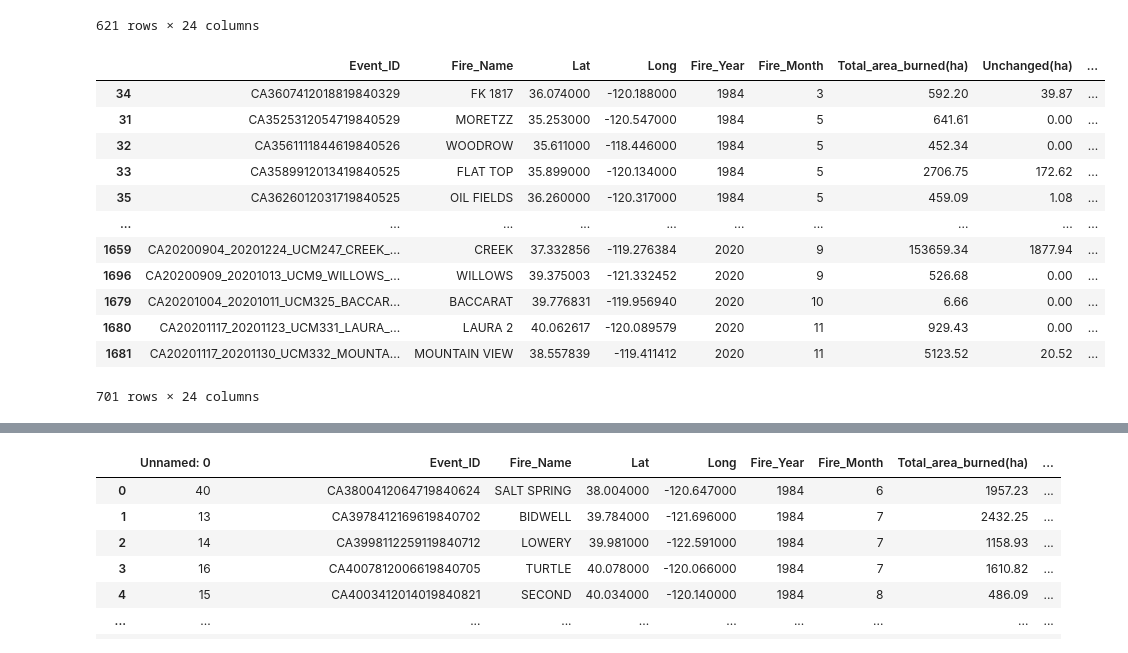
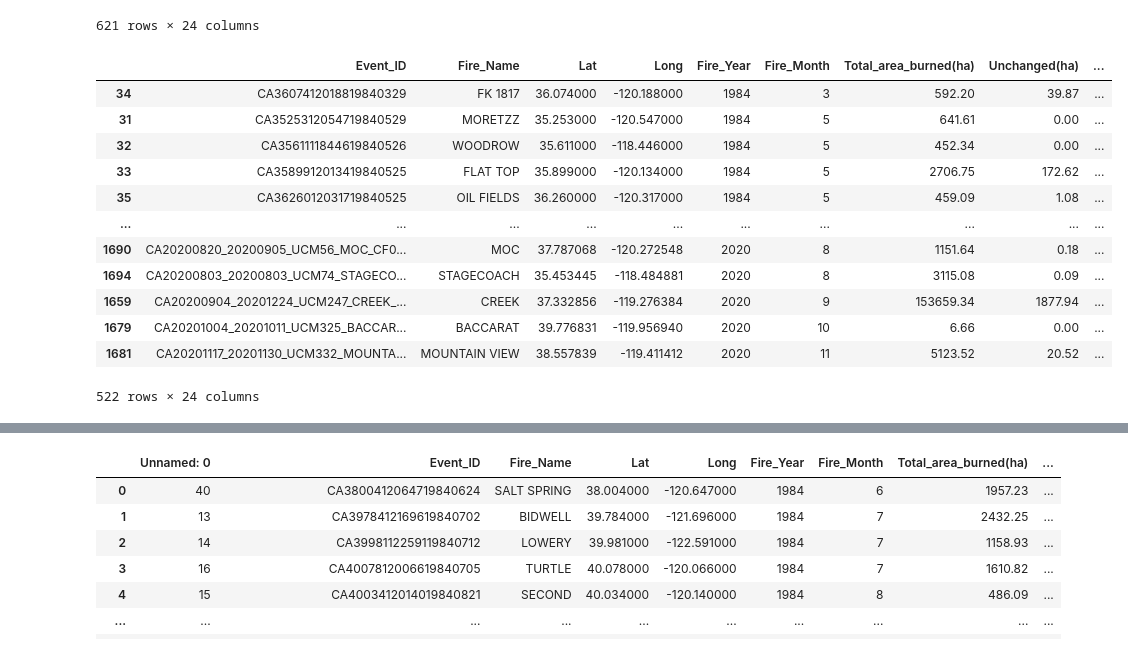
Before and after one commit to armonaDC/Winternship-2023, a Jupyter notebook: Final.ipynb, the cells around one changed output, grey strips where cells are left out. Drawn from its saved outputs; the diff is of its cells as text; code cells hidden in the pictures.

```diff
--- a/Final.ipynb
+++ b/Final.ipynb
@@ -14,6 +14,8 @@ data.sort_values(by=["Fire_Year","Fire_Month"], inplace=True)
 newdata = data[(data["Lat"] < 42.000) & (data["Lat"] > 37.827) & (data["Long"] > -124.000) & (data["Long"] < -119.997)]
 #Region 1: filter all the index satisfied the condition of long and lat
 newdata.to_csv('./region_1.csv')
+data.drop(index=newdata.index, inplace=True)
+
 newdata
 
 # data.set_index(["Lat","Long"], inplace=True)
@@ -37,22 +39,23 @@ newdata
 # %%
 #Region 2
 newdata = data[(data["Lat"] < 40.192) & (data["Lat"] > 35.127) & (data["Long"] > -122.192) & (data["Long"] < -118.047)]
 newdata.to_csv('./region_2.csv')
+data.drop(index=newdata.index, inplace=True)
 newdata
 # %% [output]
 |  | Event_ID | Fire_Name | Lat | Long | Fire_Year | Fire_Month | Total_area_burned(ha) | Unchanged(ha) | ... |
 | 34 | CA3607412018819840329 | FK 1817 | 36.074000 | -120.188000 | 1984 | 3 | 592.20 | 39.87 | ... |
 | 31 | CA3525312054719840529 | MORETZZ | 35.253000 | -120.547000 | 1984 | 5 | 641.61 | 0.00 | ... |
 | 32 | CA3561111844619840526 | WOODROW | 35.611000 | -118.446000 | 1984 | 5 | 452.34 | 0.00 | ... |
 | 33 | CA3589912013419840525 | FLAT TOP | 35.899000 | -120.134000 | 1984 | 5 | 2706.75 | 172.62 | ... |
 | 35 | CA3626012031719840525 | OIL FIELDS | 36.260000 | -120.317000 | 1984 | 5 | 459.09 | 1.08 | ... |
 | ... | ... | ... | ... | ... | ... | ... | ... | ... | ... |
+| 1690 | CA20200820_20200905_UCM56_MOC_CF0... | MOC | 37.787068 | -120.272548 | 2020 | 8 | 1151.64 | 0.18 | ... |
+| 1694 | CA20200803_20200803_UCM74_STAGECO... | STAGECOACH | 35.453445 | -118.484881 | 2020 | 8 | 3115.08 | 0.09 | ... |
 | 1659 | CA20200904_20201224_UCM247_CREEK_... | CREEK | 37.332856 | -119.276384 | 2020 | 9 | 153659.34 | 1877.94 | ... |
-| 1696 | CA20200909_20201013_UCM9_WILLOWS_... | WILLOWS | 39.375003 | -121.332452 | 2020 | 9 | 526.68 | 0.00 | ... |
 | 1679 | CA20201004_20201011_UCM325_BACCAR... | BACCARAT | 39.776831 | -119.956940 | 2020 | 10 | 6.66 | 0.00 | ... |
-| 1680 | CA20201117_20201123_UCM331_LAURA_... | LAURA 2 | 40.062617 | -120.089579 | 2020 | 11 | 929.43 | 0.00 | ... |
 | 1681 | CA20201117_20201130_UCM332_MOUNTA... | MOUNTAIN VIEW | 38.557839 | -119.411412 | 2020 | 11 | 5123.52 | 20.52 | ... |
-701 rows × 24 columns
+522 rows × 24 columns
 # %%
 #Region 3
 newdata = data[(data["Lat"] < 37.424) & (data["Lat"] > 34.806) & (data["Long"] > -118.818) & (data["Long"] < -114.134)]
```
Also changed, not shown: parts of 5 cells of this notebook, 5 other files.
